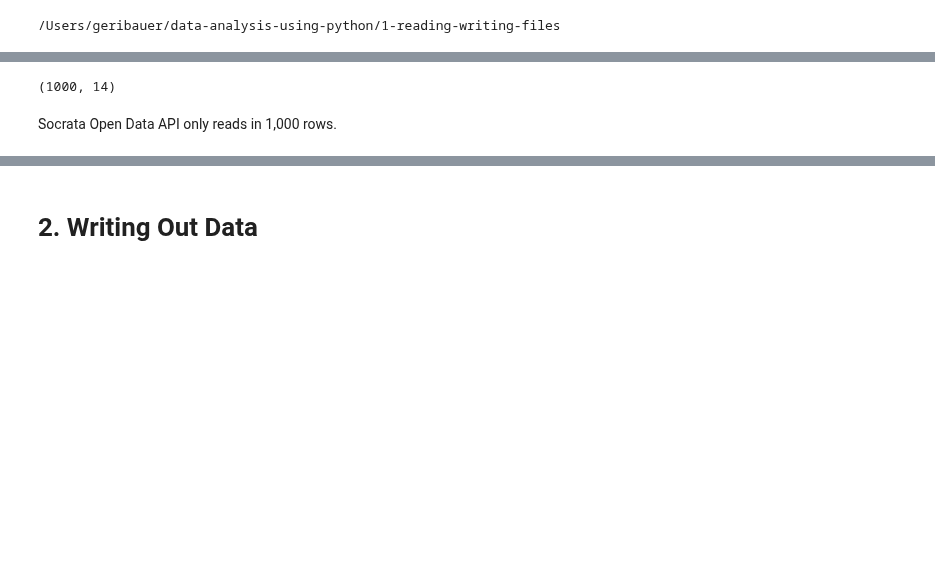
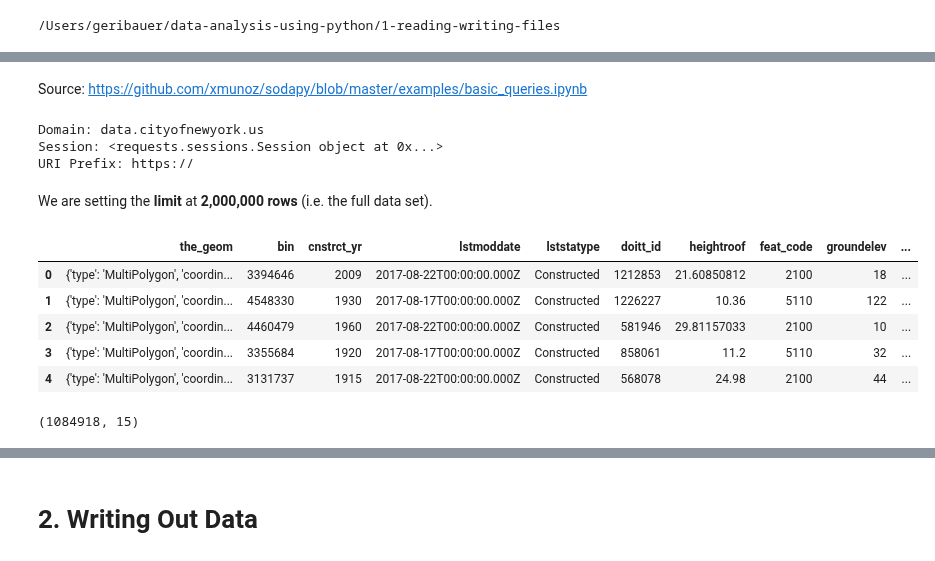
Before and after one commit to mebauer/data-analysis-using-python, a Jupyter notebook: 1-reading-writing-files/1-reading-writing-files.ipynb, the cells around one changed output, grey strips where cells are left out. Cells and saved outputs as stored; diff of their text form; code cells hidden in the pictures; blank space fills up the shorter version.

```diff
--- a/1-reading-writing-files/1-reading-writing-files.ipynb
+++ b/1-reading-writing-files/1-reading-writing-files.ipynb
@@ -198,6 +200,37 @@ building_footprints_api.head()
+# %%
+# Enter the information from those sections here
+socrata_domain = 'data.cityofnewyork.us' # nyc open data domain
+socrata_dataset_identifier = 'i62d-kjv8' # building footprints dataset identifier
+
+# App Tokens can be generated by creating an account at https://opendata.socrata.com/signup
+# Tokens are optional (`None` can be used instead), though requests will be rate limited.
+#
+# If you choose to use a token, run the following command on the terminal (or add it to your .bashrc)
+# $ export SODAPY_APPTOKEN=<token>
+socrata_token = os.environ.get("SODAPY_APPTOKEN")
+# %% [markdown]
+Source: https://github.com/xmunoz/sodapy/blob/master/examples/basic_queries.ipynb
+# %%
+client = Socrata(socrata_domain, socrata_token)
+print("Domain: {domain:}\nSession: {session:}\nURI Prefix: {uri_prefix:}".format(**client.__dict__))
+# %% [output]
+Domain: data.cityofnewyork.us
+Session: <requests.sessions.Session object at 0x...>
+URI Prefix: https://
+# %% [markdown]
+We are setting the **limit** at **2,000,000 rows** (i.e. the full data set).
+# %%
+results = client.get(socrata_dataset_identifier, limit=2000000)
+building_footprints_soda_api = pd.DataFrame.from_dict(results)
+building_footprints_soda_api.head()
+# %% [output]
+|  | the_geom | bin | cnstrct_yr | lstmoddate | lststatype | doitt_id | heightroof | feat_code | groundelev | ... |
+| 0 | {'type': 'MultiPolygon', 'coordin... | 3394646 | 2009 | 2017-08-22T00:00:00.000Z | Constructed | 1212853 | 21.60850812 | 2100 | 18 | ... |
+| 1 | {'type': 'MultiPolygon', 'coordin... | 4548330 | 1930 | 2017-08-17T00:00:00.000Z | Constructed | 1226227 | 10.36 | 5110 | 122 | ... |
+| 2 | {'type': 'MultiPolygon', 'coordin... | 4460479 | 1960 | 2017-08-22T00:00:00.000Z | Constructed | 581946 | 29.81157033 | 2100 | 10 | ... |
+| 3 | {'type': 'MultiPolygon', 'coordin... | 3355684 | 1920 | 2017-08-17T00:00:00.000Z | Constructed | 858061 | 11.2 | 5110 | 32 | ... |
+| 4 | {'type': 'MultiPolygon', 'coordin... | 3131737 | 1915 | 2017-08-22T00:00:00.000Z | Constructed | 568078 | 24.98 | 2100 | 44 | ... |
 # %%
-building_footprints_api.shape
+building_footprints_soda_api.shape
 # %% [output]
-(1000, 14)
+(1084918, 15)
-# %% [markdown]
-Socrata Open Data API only reads in 1,000 rows.
```
Also changed, not shown: parts of 28 cells of this notebook, 11 other files.
